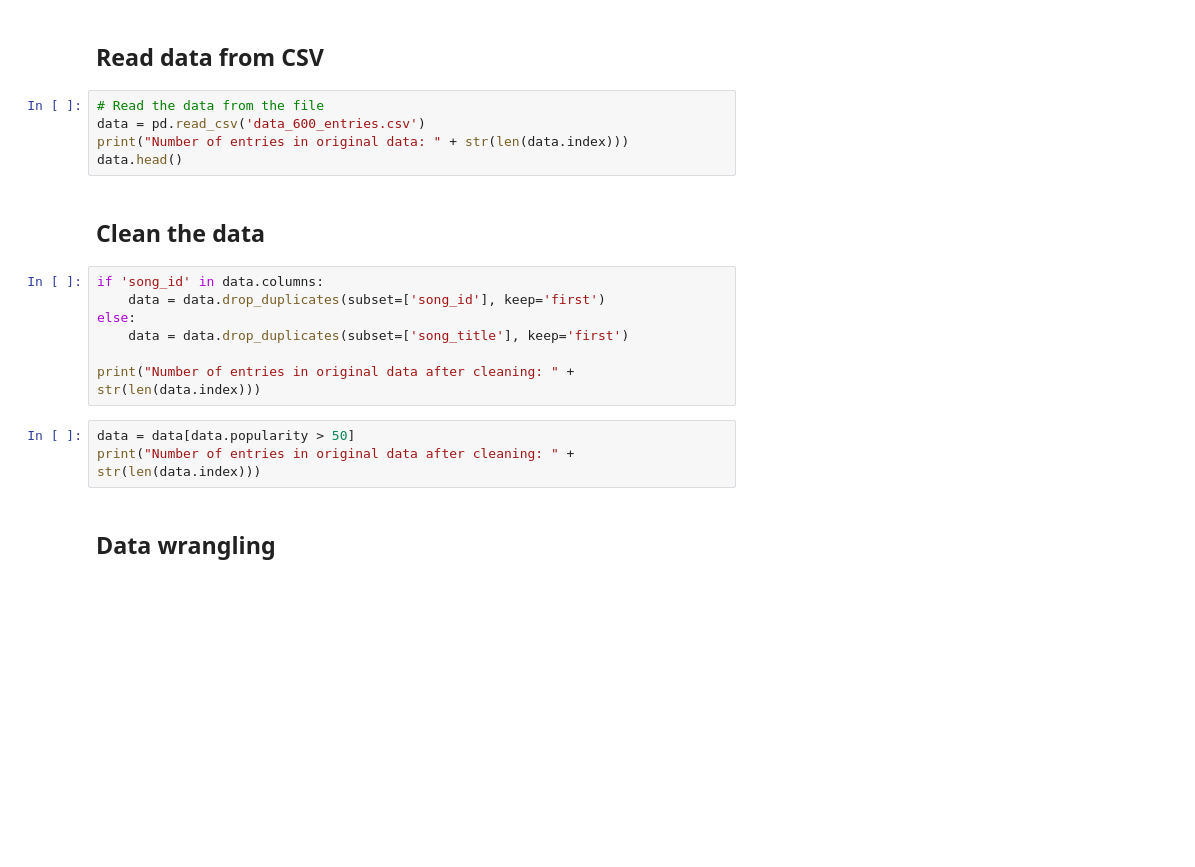
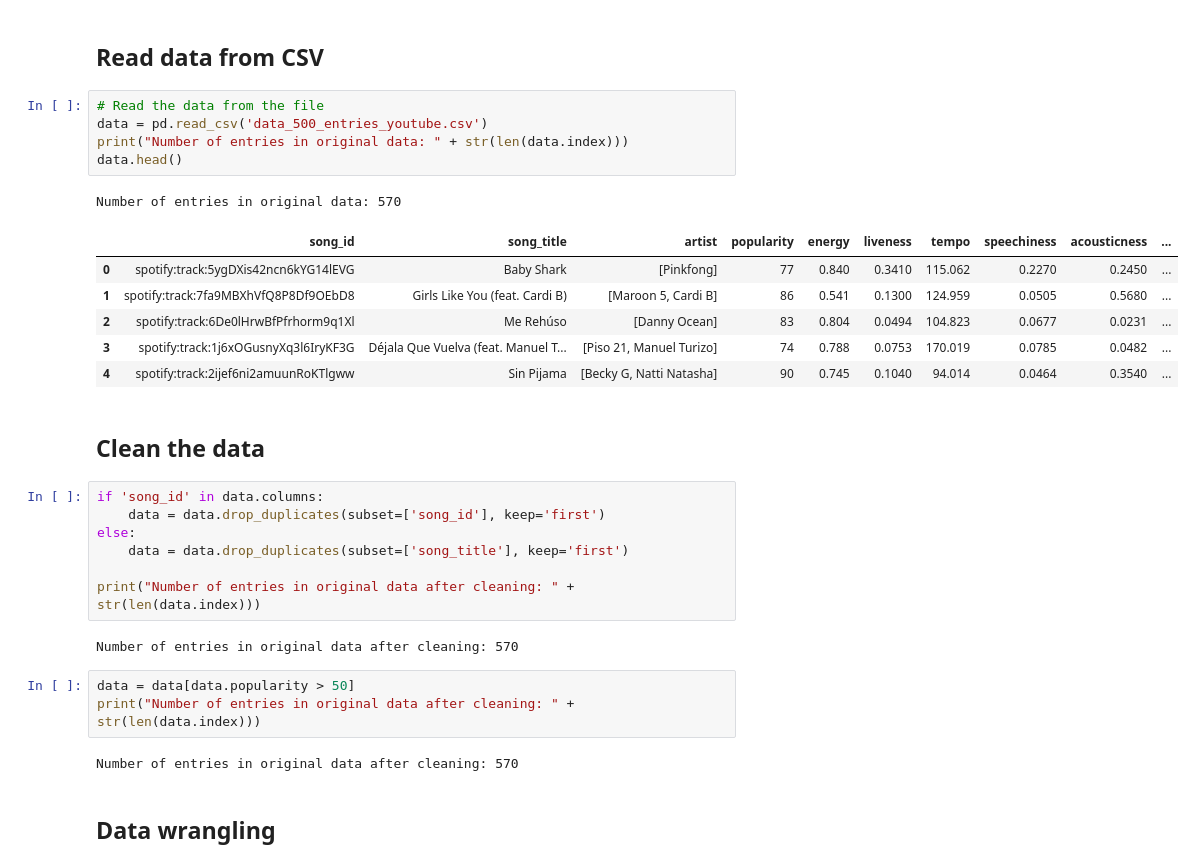
Before and after one commit to pawKer/Predicting-music-popularity, a Jupyter notebook: 3yp-main-new.ipynb, the cells around one changed output. Drawn from its saved outputs; the diff is of its cells as text; blank space fills up the shorter version.

```diff
--- a/3yp-main-new.ipynb
+++ b/3yp-main-new.ipynb
@@ -32,9 +32,17 @@ sp.trace=False
 ## Read data from CSV
 # %%
 # Read the data from the file
-data = pd.read_csv('data_600_entries.csv')
+data = pd.read_csv('data_500_entries_youtube.csv')
 print("Number of entries in original data: " + str(len(data.index)))
 data.head()
+# %% [output]
+Number of entries in original data: 570
+|  | song_id | song_title | artist | popularity | energy | liveness | tempo | speechiness | acousticness | ... |
+| 0 | spotify:track:5ygDXis42ncn6kYG14lEVG | Baby Shark | [Pinkfong] | 77 | 0.840 | 0.3410 | 115.062 | 0.2270 | 0.2450 | ... |
+| 1 | spotify:track:7fa9MBXhVfQ8P8Df9OEbD8 | Girls Like You (feat. Cardi B) | [Maroon 5, Cardi B] | 86 | 0.541 | 0.1300 | 124.959 | 0.0505 | 0.5680 | ... |
+| 2 | spotify:track:6De0lHrwBfPfrhorm9q1Xl | Me Rehúso | [Danny Ocean] | 83 | 0.804 | 0.0494 | 104.823 | 0.0677 | 0.0231 | ... |
+| 3 | spotify:track:1j6xOGusnyXq3l6IryKF3G | Déjala Que Vuelva (feat. Manuel T... | [Piso 21, Manuel Turizo] | 74 | 0.788 | 0.0753 | 170.019 | 0.0785 | 0.0482 | ... |
+| 4 | spotify:track:2ijef6ni2amuunRoKTlgww | Sin Pijama | [Becky G, Natti Natasha] | 90 | 0.745 | 0.1040 | 94.014 | 0.0464 | 0.3540 | ... |
 # %% [markdown]
 ## Clean the data
 # %%
@@ -44,9 +52,13 @@ else:
     data = data.drop_duplicates(subset=['song_title'], keep='first')
 
 print("Number of entries in original data after cleaning: " + str(len(data.index)))
+# %% [output]
+Number of entries in original data after cleaning: 570
 # %%
 data = data[data.popularity > 50]
 print("Number of entries in original data after cleaning: " + str(len(data.index)))
+# %% [output]
+Number of entries in original data after cleaning: 570
 # %% [markdown]
 ## Data wrangling
 # %%
```
Also changed, not shown: parts of 17 cells of this notebook, 1 other file.
